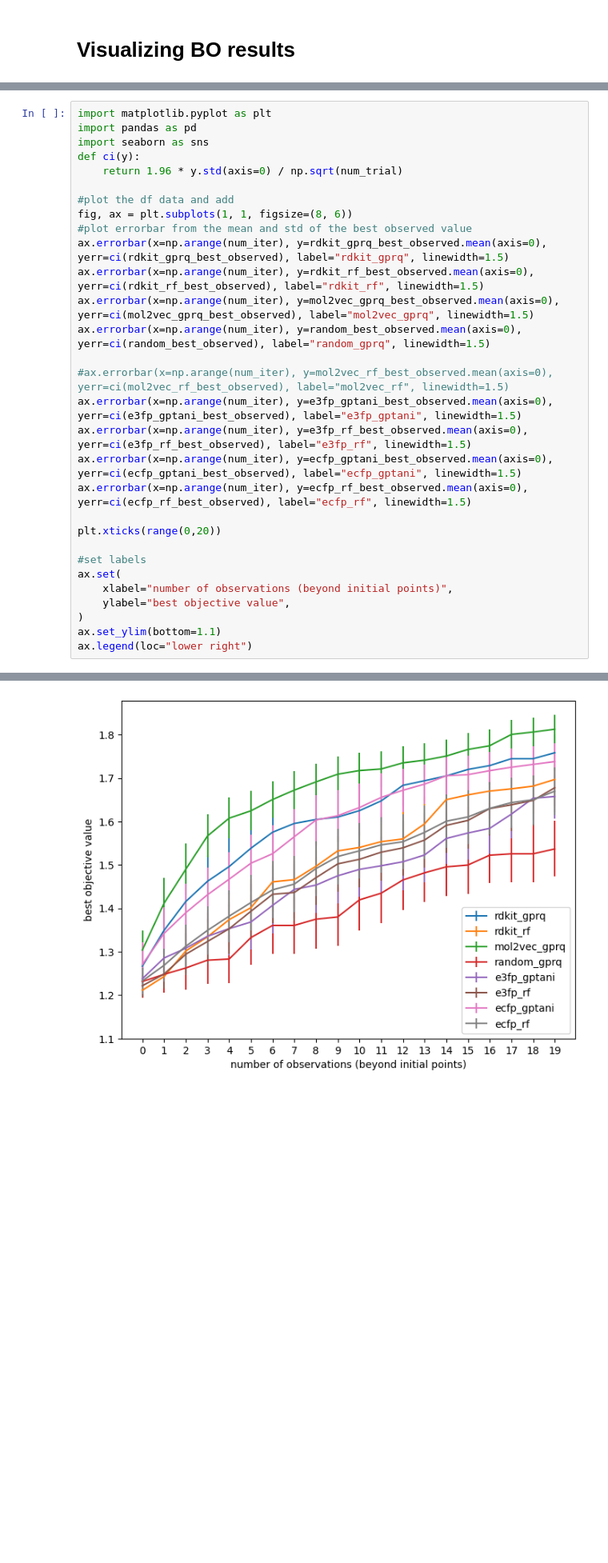
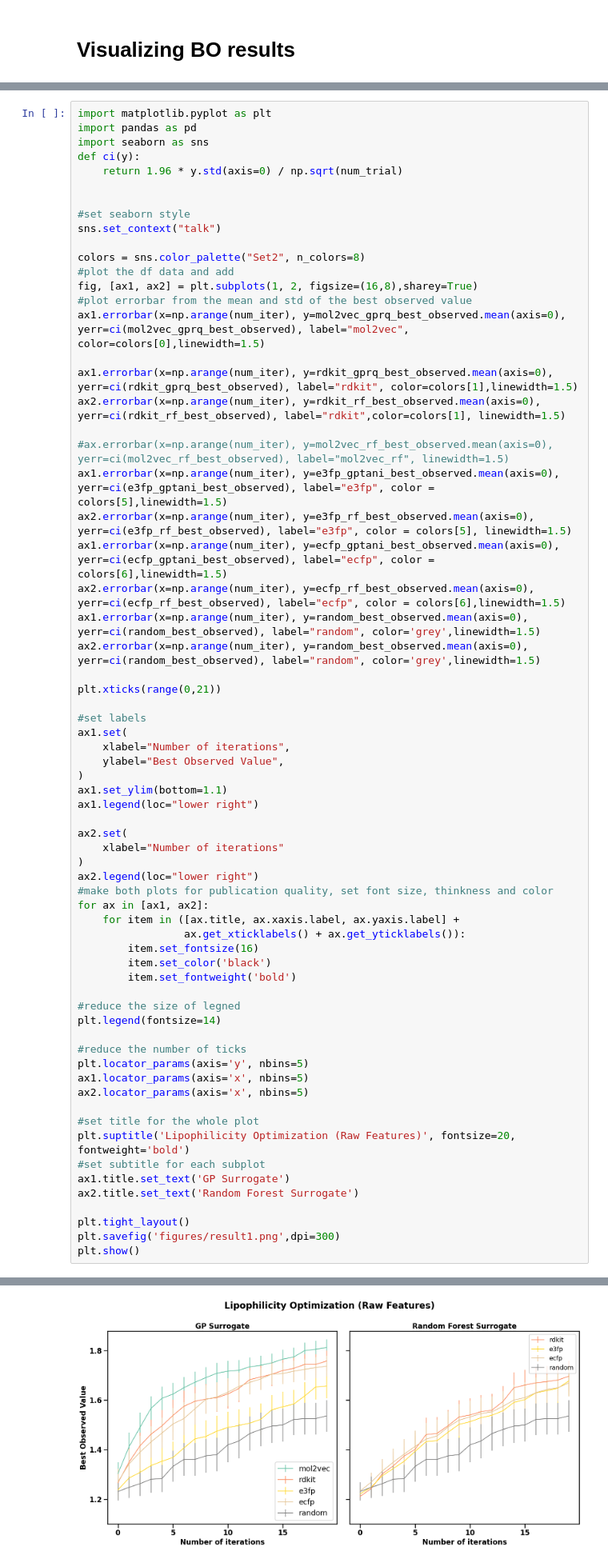
Before and after one commit to FrankWanger/ACBO-Feat, a Jupyter notebook: result_visualization.ipynb, the cells around one changed output, grey strips where cells are left out. Shown: that part at 80% size. Cells and saved outputs as stored; diff of their text form; blank space fills up the shorter version.

Commit message:
result vis

```diff
--- a/result_visualization.ipynb
+++ b/result_visualization.ipynb
@@ -40,27 +40,64 @@ import seaborn as sns
 def ci(y):
     return 1.96 * y.std(axis=0) / np.sqrt(num_trial)
 
+
+#set seaborn style
+sns.set_context("talk")
+
+colors = sns.color_palette("Set2", n_colors=8)
 #plot the df data and add
-fig, ax = plt.subplots(1, 1, figsize=(8, 6))
+fig, [ax1, ax2] = plt.subplots(1, 2, figsize=(16,8),sharey=True)
 #plot errorbar from the mean and std of the best observed value
-ax.errorbar(x=np.arange(num_iter), y=rdkit_gprq_best_observed.mean(axis=0), yerr=ci(rdkit_gprq_best_observed), label="rdkit_gprq", linewidth=1.5)
-ax.errorbar(x=np.arange(num_iter), y=rdkit_rf_best_observed.mean(axis=0), yerr=ci(rdkit_rf_best_observed), label="rdkit_rf", linewidth=1.5)
-ax.errorbar(x=np.arange(num_iter), y=mol2vec_gprq_best_observed.mean(axis=0), yerr=ci(mol2vec_gprq_best_observed), label="mol2vec_gprq", linewidth=1.5)
-ax.errorbar(x=np.arange(num_iter), y=random_best_observed.mean(axis=0), yerr=ci(random_best_observed), label="random_gprq", linewidth=1.5)
+ax1.errorbar(x=np.arange(num_iter), y=mol2vec_gprq_best_observed.mean(axis=0), yerr=ci(mol2vec_gprq_best_observed), label="mol2vec", color=colors[0],linewidth=1.5)
+
+ax1.errorbar(x=np.arange(num_iter), y=rdkit_gprq_best_observed.mean(axis=0), yerr=ci(rdkit_gprq_best_observed), label="rdkit", color=colors[1],linewidth=1.5)
+ax2.errorbar(x=np.arange(num_iter), y=rdkit_rf_best_observed.mean(axis=0), yerr=ci(rdkit_rf_best_observed), label="rdkit",color=colors[1], linewidth=1.5)
 
 #ax.errorbar(x=np.arange(num_iter), y=mol2vec_rf_best_observed.mean(axis=0), yerr=ci(mol2vec_rf_best_observed), label="mol2vec_rf", linewidth=1.5)
-ax.errorbar(x=np.arange(num_iter), y=e3fp_gptani_best_observed.mean(axis=0), yerr=ci(e3fp_gptani_best_observed), label="e3fp_gptani", linewidth=1.5)
-ax.errorbar(x=np.arange(num_iter), y=e3fp_rf_best_observed.mean(axis=0), yerr=ci(e3fp_rf_best_observed), label="e3fp_rf", linewidth=1.5)
-ax.errorbar(x=np.arange(num_iter), y=ecfp_gptani_best_observed.mean(axis=0), yerr=ci(ecfp_gptani_best_observed), label="ecfp_gptani", linewidth=1.5)
-ax.errorbar(x=np.arange(num_iter), y=ecfp_rf_best_observed.mean(axis=0), yerr=ci(ecfp_rf_best_observed), label="ecfp_rf", linewidth=1.5)
+ax1.errorbar(x=np.arange(num_iter), y=e3fp_gptani_best_observed.mean(axis=0), yerr=ci(e3fp_gptani_best_observed), label="e3fp", color = colors[5],linewidth=1.5)
+ax2.errorbar(x=np.arange(num_iter), y=e3fp_rf_best_observed.mean(axis=0), yerr=ci(e3fp_rf_best_observed), label="e3fp", color = colors[5], linewidth=1.5)
+ax1.errorbar(x=np.arange(num_iter), y=ecfp_gptani_best_observed.mean(axis=0), yerr=ci(ecfp_gptani_best_observed), label="ecfp", color = colors[6],linewidth=1.5)
+ax2.errorbar(x=np.arange(num_iter), y=ecfp_rf_best_observed.mean(axis=0), yerr=ci(ecfp_rf_best_observed), label="ecfp", color = colors[6],linewidth=1.5)
+ax1.errorbar(x=np.arange(num_iter), y=random_best_observed.mean(axis=0), yerr=ci(random_best_observed), label="random", color='grey',linewidth=1.5)
+ax2.errorbar(x=np.arange(num_iter), y=random_best_observed.mean(axis=0), yerr=ci(random_best_observed), label="random", color='grey',linewidth=1.5)
 
-plt.xticks(range(0,20))
+plt.xticks(range(0,21))
 
 #set labels
-ax.set(
-    xlabel="number of observations (beyond initial points)",
-    ylabel="best objective value",
+ax1.set(
+    xlabel="Number of iterations",
+    ylabel="Best Observed Value",
 )
-ax.set_ylim(bottom=1.1)
-ax.legend(loc="lower right")
+ax1.set_ylim(bottom=1.1)
+ax1.legend(loc="lower right")
+
+ax2.set(
+    xlabel="Number of iterations"
+)
+ax2.legend(loc="lower right")
+#make both plots for publication quality, set font size, thinkness and color
+for ax in [ax1, ax2]:
+    for item in ([ax.title, ax.xaxis.label, ax.yaxis.label] +
+                 ax.get_xticklabels() + ax.get_yticklabels()):
+        item.set_fontsize(16)
+        item.set_color('black')
+        item.set_fontweight('bold')
+
+#reduce the size of legned
+plt.legend(fontsize=14)
+
+#reduce the number of ticks
+plt.locator_params(axis='y', nbins=5)
+ax1.locator_params(axis='x', nbins=5)
+ax2.locator_params(axis='x', nbins=5)
+
+#set title for the whole plot
+plt.suptitle('Lipophilicity Optimization (Raw Features)', fontsize=20, fontweight='bold')
+#set subtitle for each subplot
+ax1.title.set_text('GP Surrogate')
+ax2.title.set_text('Random Forest Surrogate')
+
+plt.tight_layout()
+plt.savefig('figures/result1.png',dpi=300)
+plt.show()
 # %% [output]
@@ -68,4 +104,4 @@ ax.legend(loc="lower right")
-[figure, old version]
+[figure, new version]
 # %% [markdown]
 count hit numbers above threshold
 # %%
```
Also changed, not shown: parts of 3 cells of this notebook, 8 other files.
